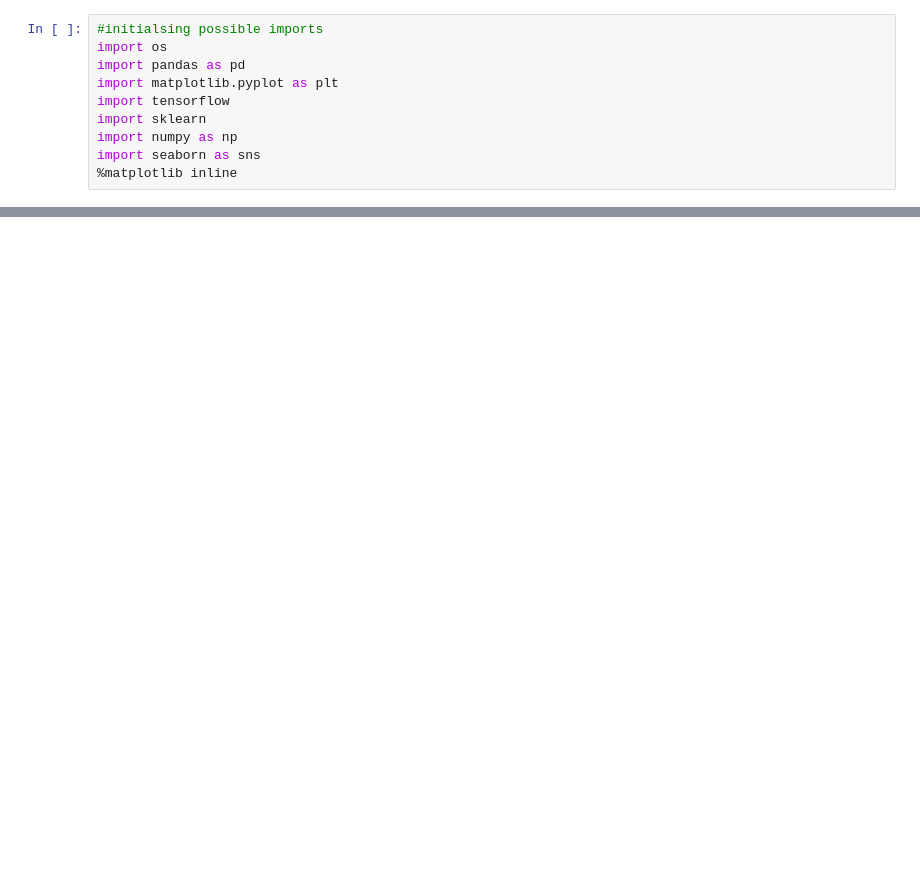
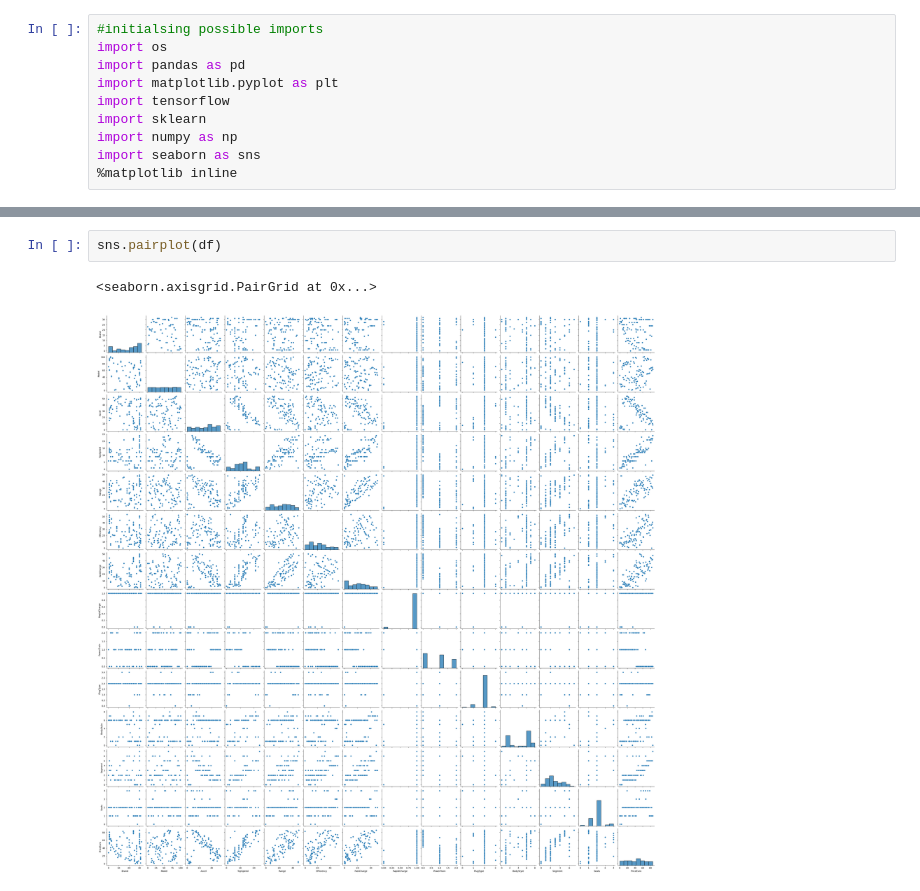
Before and after one commit to rohith4088/EV_SEGMENTATION, a Jupyter notebook: ev_segmentation.ipynb, the cells around one changed output, grey strips where cells are left out. Cells and saved outputs as stored; diff of their text form; blank space fills up the shorter version.

```diff
--- a/ev_segmentation.ipynb
+++ b/ev_segmentation.ipynb
@@ -20,0 +206,5 @@ df.head()
+# %%
+sns.pairplot(df)
+# %% [output]
+<seaborn.axisgrid.PairGrid at 0x...>
+[figure, added]
```
Also changed, not shown: parts of 16 cells of this notebook.
